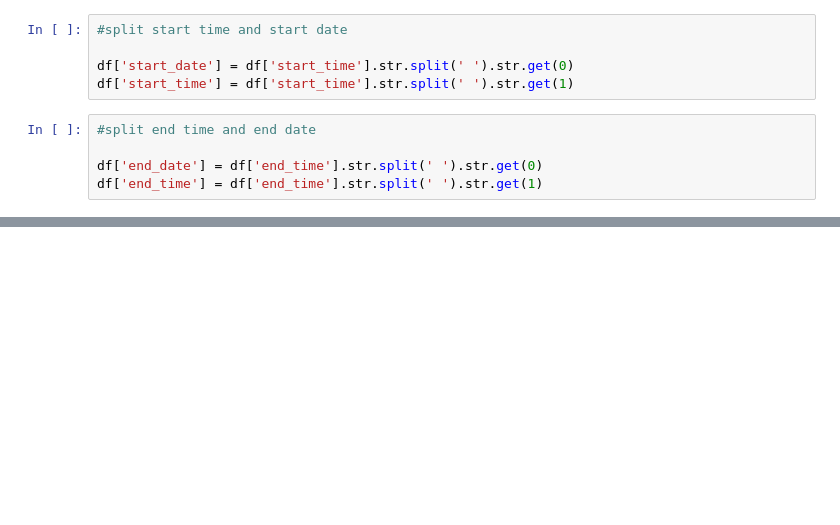
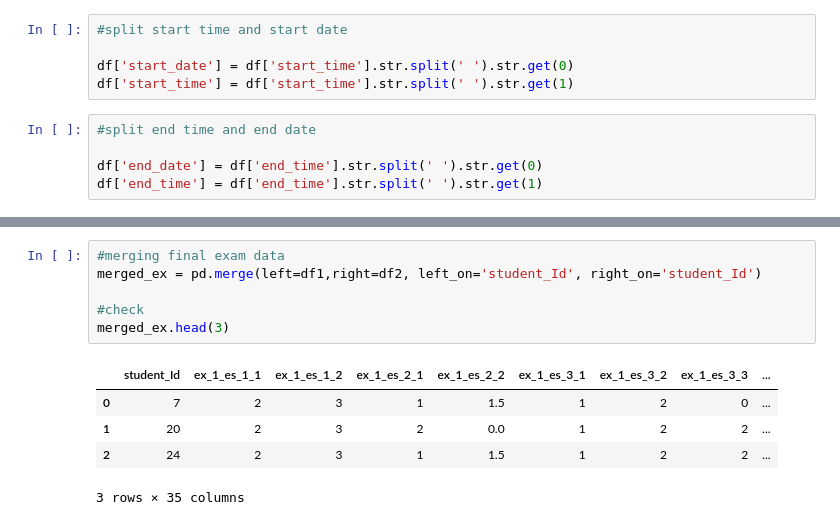
Before and after one commit to yarynam/-Pre-Project-1, a Jupyter notebook: Data_carpentry.ipynb, the cells around one changed output, grey strips where cells are left out. Drawn from its saved outputs; the diff is of its cells as text; blank space fills up the shorter version.

```diff
--- a/Data_carpentry.ipynb
+++ b/Data_carpentry.ipynb
@@ -55,0 +78,12 @@ clean = df.to_csv('clean-data.csv', index=False)
+# %%
+#merging final exam data
+merged_ex = pd.merge(left=df1,right=df2, left_on='student_Id', right_on='student_Id')
+
+#check
+merged_ex.head(3)
+# %% [output]
+|  | student_Id | ex_1_es_1_1 | ex_1_es_1_2 | ex_1_es_2_1 | ex_1_es_2_2 | ex_1_es_3_1 | ex_1_es_3_2 | ex_1_es_3_3 | ... |
+| 0 | 7 | 2 | 3 | 1 | 1.5 | 1 | 2 | 0 | ... |
+| 1 | 20 | 2 | 3 | 2 | 0.0 | 1 | 2 | 2 | ... |
+| 2 | 24 | 2 | 3 | 1 | 1.5 | 1 | 2 | 2 | ... |
+3 rows × 35 columns
```
Also changed, not shown: parts of 9 cells of this notebook, 7 other files.
